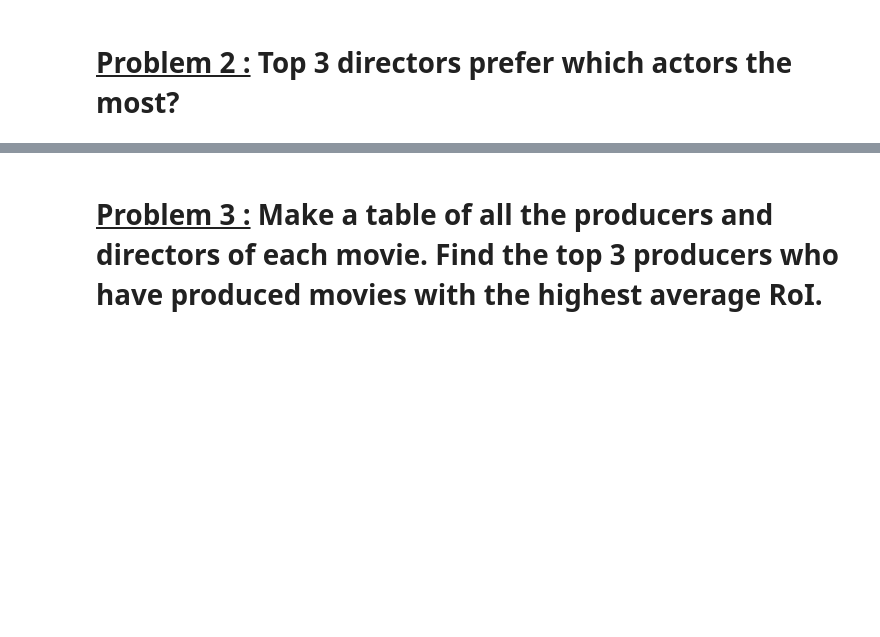
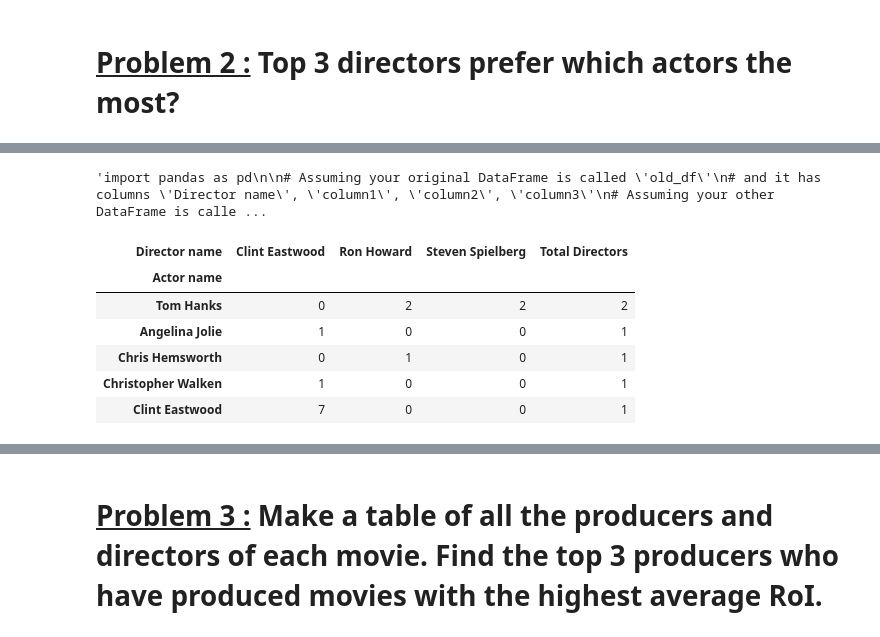
Before and after one commit to dil150898/daily-asignments, a Jupyter notebook: Assignment_Data_Wrangling.ipynb, the cells around one changed output, grey strips where cells are left out. Cells and saved outputs as stored; diff of their text form; code cells hidden in the pictures; blank space fills up the shorter version.

Commit message:
hands on Data wrangling

```diff
--- a/Assignment_Data_Wrangling.ipynb
+++ b/Assignment_Data_Wrangling.ipynb
@@ -304,0 +385,77 @@ x.groupby('Actor name').size().sort_values(ascending = False).head(10)
+# %%
+"""import pandas as pd
+
+# Assuming your original DataFrame is called 'old_df'
+# and it has columns 'Director name', 'column1', 'column2', 'column3'
+# Assuming your other DataFrame is called 'directors_df'
+# and it has a column 'Director name'
+
+# Get the unique director names from the 'directors_df'
+directors_to_keep = top_Directors['Director name'].head(3)
+
+# Filter the 'old_df' to keep only the rows where 'Director name' is in 'directors_to_keep'
+# and select the desired columns
+new_df = imdb_df[imdb_df['Director name'].isin(directors_to_keep)][['Director name', 'original_title' , "Actor name"]].copy()
+
+# Display the new DataFrame
+director_actor_counts = pd.pivot_table(
+    new_df,
+    values='original_title',  # Any column can be used here for counting
+    index='Actor name',
+    columns='Director name',
+    aggfunc='count',
+    fill_value=0  # Fill missing values with 0
+)
+
+# Display the resulting DataFrame
+director_actor_counts.head()
+"""
+# %% [output]
+'import pandas as pd\n\n# Assuming your original DataFrame is called \'old_df\'\n# and it has columns \'Director name\', \'column1\', \'column2\', \'column3\'\n# Assuming your other DataFrame is calle ...
+# %%
+import pandas as pd
+
+# Assuming your original DataFrame is called 'imdb_df'
+# and it has columns 'Director name', 'original_title', 'Actor name'
+# Assuming your other DataFrame is called 'top_Directors'
+# and it has a column 'Director name'
+
+# Get the unique director names from the 'top_Directors'
+directors_to_keep = top_Directors['Director name'].head(3)
+
+# Filter the 'imdb_df' to keep only the rows where 'Director name' is in 'directors_to_keep'
+# and select the desired columns
+new_df = imdb_df[imdb_df['Director name'].isin(directors_to_keep)][['Director name', 'original_title', 'Actor name']].copy()
+
+# Create a pivot table with Director name as columns, Actor name as index, and the count of occurrences as values.
+director_actor_counts = pd.pivot_table(
+    new_df,
+    values='original_title',  # Any column can be used here for counting
+    index='Actor name',
+    columns='Director name',
+    aggfunc='count',
+    fill_value=0
+)
+
+# Calculate the number of directors each actor worked with
+director_actor_counts['Total Directors'] = director_actor_counts.astype(bool).sum(axis=1)
+
+# Sort the DataFrame by 'Total Directors' in descending order (actors with all 3 directors first)
+# Then sort by the index (Actor name) in ascending order to break ties alphabetically
+director_actor_counts = director_actor_counts.sort_values(
+    by=['Total Directors', director_actor_counts.index.name], ascending=[False, True]
+)
+
+# Remove the 'Total Directors' helper column if you don't need it
+# director_actor_counts = director_actor_counts.drop(columns=['Total Directors'])
+
+# Display the new DataFrame
+director_actor_counts.head()
+# %% [output]
+| Director name | Clint Eastwood | Ron Howard | Steven Spielberg | Total Directors |
+| Actor name |  |  |  |  |
+| Tom Hanks | 0 | 2 | 2 | 2 |
+| Angelina Jolie | 1 | 0 | 0 | 1 |
+| Chris Hemsworth | 0 | 1 | 0 | 1 |
+| Christopher Walken | 1 | 0 | 0 | 1 |
+| Clint Eastwood | 7 | 0 | 0 | 1 |
```
Also changed, not shown: parts of 18 cells of this notebook.
